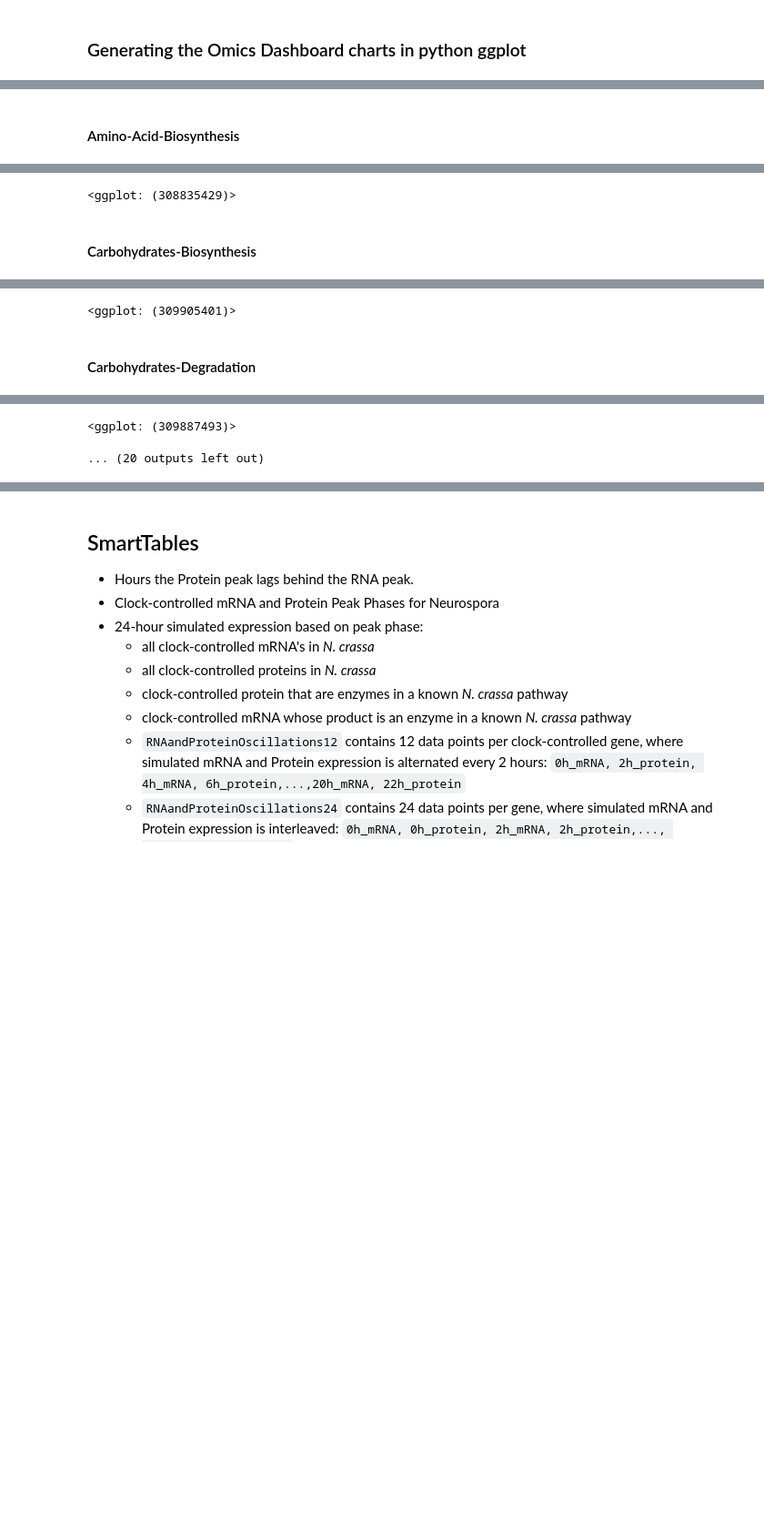
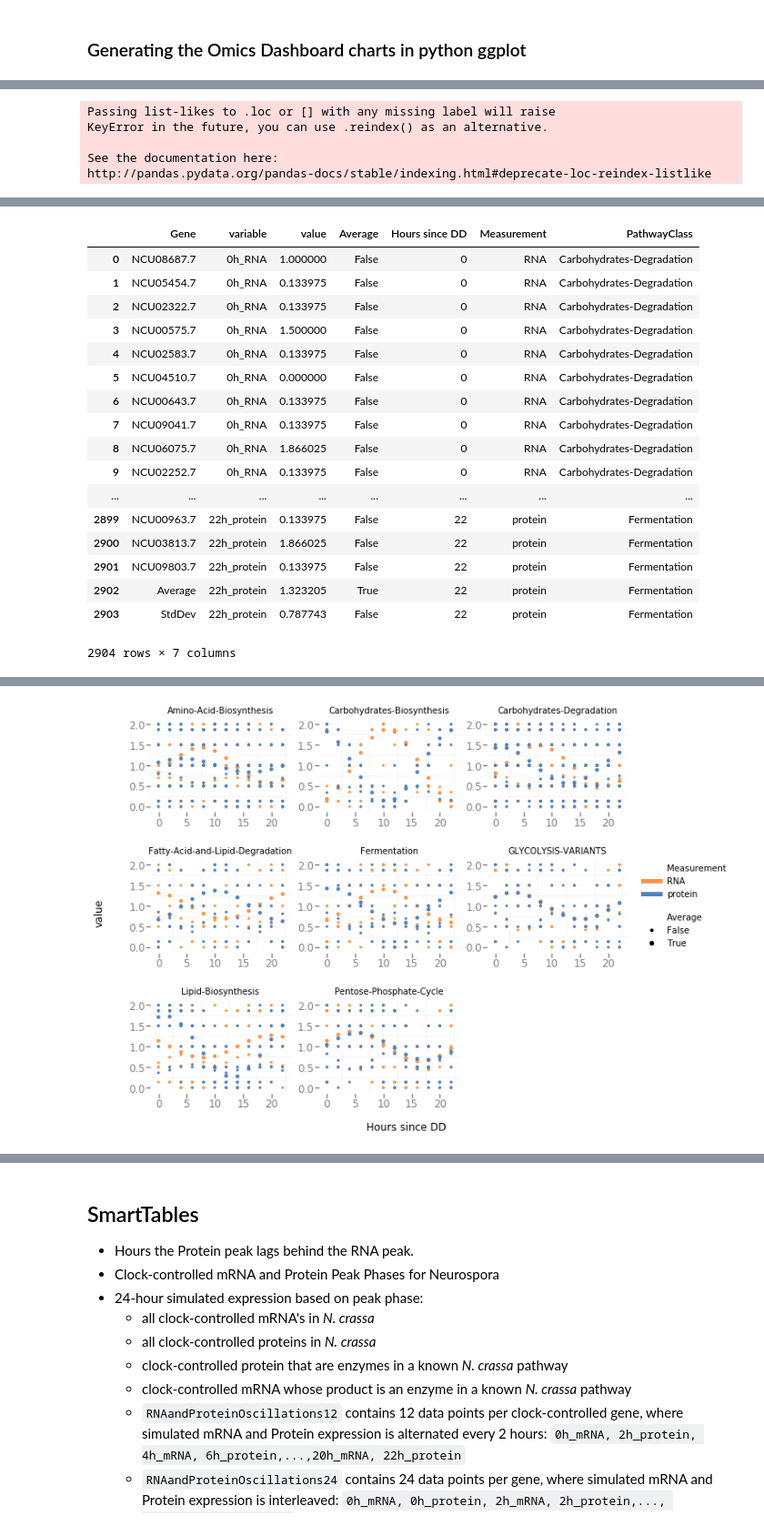
Before and after one commit to djinnome/PeakPhases, a Jupyter notebook: PeakPhaseAnalysis.ipynb, the cells around one changed output, grey strips where cells are left out. Shown at 91% size. Cells and saved outputs as stored; diff of their text form; code cells hidden in the pictures; blank space fills up the shorter version.

Commit message:
Added OmicsDashboard facet_wrap

```diff
--- a/PeakPhaseAnalysis.ipynb
+++ b/PeakPhaseAnalysis.ipynb
@@ -217,6 +203,8 @@ PDF('https://cyc.agilebiofoundry.org/PeakPhases/dashboard.html.pdf')
 # %%
+%matplotlib inline
 from ggplot import *
 import os
+import pandas as pd
 from IPython.display import display, HTML, Latex, Markdown
 pwy_classes = ['Amino-Acid-Biosynthesis',
  'Carbohydrates-Biosynthesis',
@@ -227,24 +215,27 @@ pwy_classes = ['Amino-Acid-Biosynthesis',
  'Lipid-Biosynthesis',
  'Pentose-Phosphate-Cycle']
 pwy_data = {}
+protein_and_rna_oscillations = pd.read_table('ProteinAndRNAOscillations24.tsv',index_col='$Gene')
 for pwy in pwy_classes:
     pwy_genes = pd.read_table('genes-of-{}.tab'.format(pwy),index_col='Gene')
     pwy_data[pwy] =protein_and_rna_oscillations.loc[pwy_genes.index].dropna()
-    #pwy_data[pwy] = pwy_data[pwy].melt()
+    pwy_data[pwy].loc['Average'] = pwy_data[pwy].mean(axis=0)
+    pwy_data[pwy].loc['StdDev'] = pwy_data[pwy].std(axis=0)
 
-    #pwy_data[pwy]['Hours since DD'] =  pwy_data[pwy]['variable'].str.extract(r'^(\d+)',expand=False)
-    #pwy_data[pwy]['expression type'] = pwy_data[pwy]['variable'].str.split('_').str.get(1)
-    #pwy_data[pwy].to_csv('{}-rna-and-protein-oscillations.tab',index_label)
-    pwy_data[pwy].loc['Average'] = pwy_data[pwy].mean(axis=0)
-    display(Markdown('#### {}'.format(pwy)))
-    #display(pwy_data[pwy])
     pwy_data[pwy].index.name='Gene'
     pwy_data[pwy] = pwy_data[pwy].reset_index().melt(id_vars='Gene')
     pwy_data[pwy]['Average'] = pwy_data[pwy]['Gene'] == 'Average'
-    pwy_data[pwy]['Hours since DD'] =  pwy_data[pwy]['variable'].str.extract(r'^(\d+)',expand=False)
+    pwy_data[pwy]['Hours since DD'] =  pwy_data[pwy]['variable'].str.extract(r'^(\d+)',expand=False).astype(int)
     pwy_data[pwy]['Measurement'] = pwy_data[pwy]['variable'].str.split('_').str.get(1)
+    pwy_data[pwy]['PathwayClass'] = pwy
     pwy_data[pwy].to_csv('{}-rna-and-protein-oscillations.tab'.format(pwy),sep='\t',index=False)
-    display(ggplot(aes(x='Hours since DD', y='value', color='Measurement',size='Average'),data=pwy_data[pwy]) + geom_point())
-    #pwy_data[pwy]
+
+
+all_pwy_data = pd.concat(pwy_data.values(),ignore_index=True)
+all_pwy_data.to_csv('pwy-rna-and-protein-oscillations.tab',sep='\t',index=False)
+display(all_pwy_data)
+#avg_pwy_data =
+p = ggplot(aes(x='Hours since DD', y='value', color='Measurement',size='Average'),data=all_pwy_data) + geom_point() +  facet_wrap('PathwayClass') + scale_color_manual(values=['#F79646','#4F81BD']) + theme_bw()
+p.save('OmicsDashboard.pdf')
+#p
 # %% [output]
-#### Amino-Acid-Biosynthesis
@@ -253,2 +242,5 @@ for pwy in pwy_classes:
-<ggplot: (308835429)>
+Passing list-likes to .loc or [] with any missing label will raise
+KeyError in the future, you can use .reindex() as an alternative.
+
+See the documentation here:
+http://pandas.pydata.org/pandas-docs/stable/indexing.html#deprecate-loc-reindex-listlike
-#### Carbohydrates-Biosynthesis
@@ -257,2 +247,18 @@ for pwy in pwy_classes:
+|  | Gene | variable | value | Average | Hours since DD | Measurement | PathwayClass |
+| 0 | NCU08687.7 | 0h_RNA | 1.000000 | False | 0 | RNA | Carbohydrates-Degradation |
+| 1 | NCU05454.7 | 0h_RNA | 0.133975 | False | 0 | RNA | Carbohydrates-Degradation |
+| 2 | NCU02322.7 | 0h_RNA | 0.133975 | False | 0 | RNA | Carbohydrates-Degradation |
+| 3 | NCU00575.7 | 0h_RNA | 1.500000 | False | 0 | RNA | Carbohydrates-Degradation |
+| 4 | NCU02583.7 | 0h_RNA | 0.133975 | False | 0 | RNA | Carbohydrates-Degradation |
+| 5 | NCU04510.7 | 0h_RNA | 0.000000 | False | 0 | RNA | Carbohydrates-Degradation |
+| 6 | NCU00643.7 | 0h_RNA | 0.133975 | False | 0 | RNA | Carbohydrates-Degradation |
+| 7 | NCU09041.7 | 0h_RNA | 0.133975 | False | 0 | RNA | Carbohydrates-Degradation |
+| 8 | NCU06075.7 | 0h_RNA | 1.866025 | False | 0 | RNA | Carbohydrates-Degradation |
+| 9 | NCU02252.7 | 0h_RNA | 0.133975 | False | 0 | RNA | Carbohydrates-Degradation |
+| ... | ... | ... | ... | ... | ... | ... | ... |
+| 2899 | NCU00963.7 | 22h_protein | 0.133975 | False | 22 | protein | Fermentation |
+| 2900 | NCU03813.7 | 22h_protein | 1.866025 | False | 22 | protein | Fermentation |
+| 2901 | NCU09803.7 | 22h_protein | 0.133975 | False | 22 | protein | Fermentation |
+| 2902 | Average | 22h_protein | 1.323205 | True | 22 | protein | Fermentation |
+| 2903 | StdDev | 22h_protein | 0.787743 | False | 22 | protein | Fermentation |
-<ggplot: (309905401)>
+2904 rows × 7 columns
-#### Carbohydrates-Degradation
@@ -261,2 +265 @@ for pwy in pwy_classes:
-<ggplot: (309887493)>
-... (20 outputs left out)
+[figure, added]
```
Also changed, not shown: parts of 6 cells of this notebook, 10 other files.
